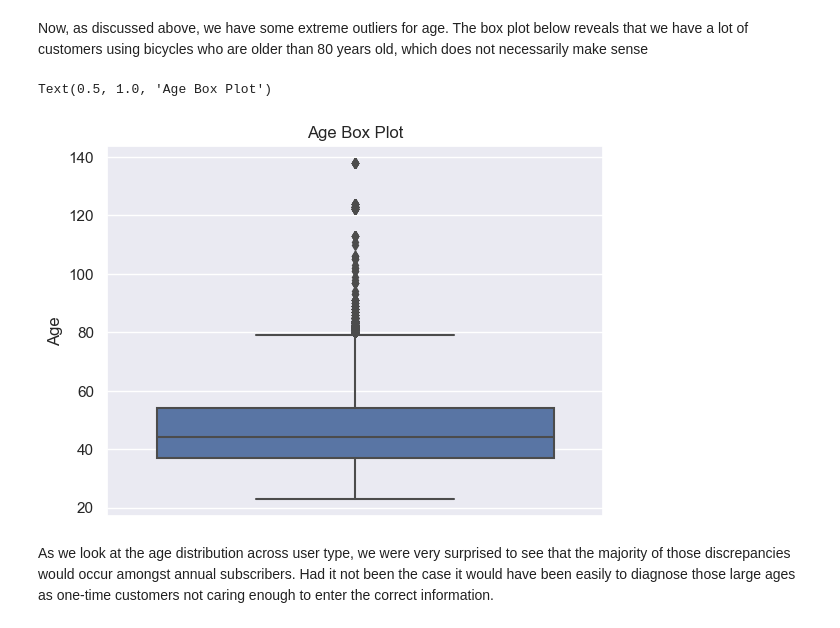
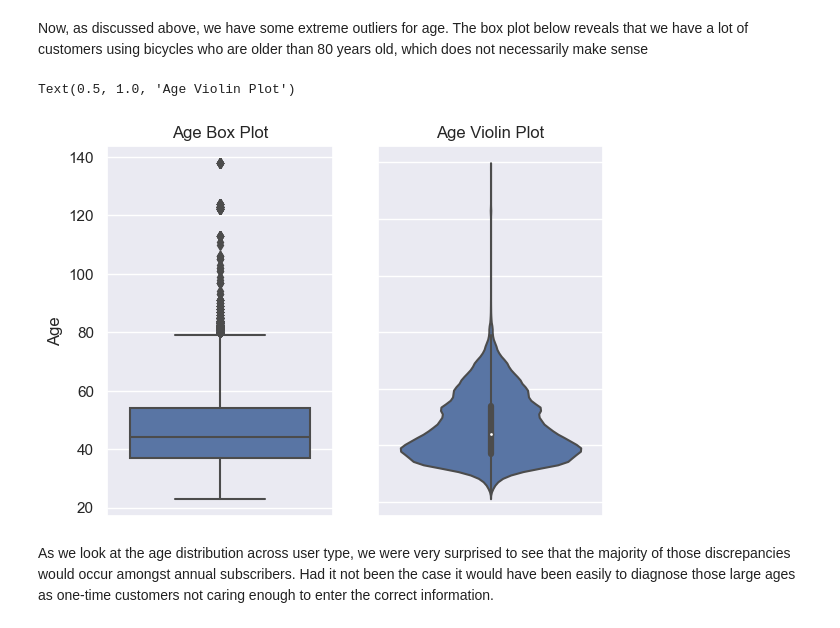
Before and after one commit to scunden/citi-bike, a Jupyter notebook: 1. Detection of potential outliers and anomalies for Citibike usage.ipynb, the cells around one changed output. Drawn from its saved outputs; the diff is of its cells as text; code cells hidden in the pictures.

```diff
--- a/1. Detection of potential outliers and anomalies for Citibike usage.ipynb
+++ b/1. Detection of potential outliers and anomalies for Citibike usage.ipynb
@@ -103,13 +103,21 @@ fig.tight_layout()
 ## Age Exploration
 # %% [markdown]
 Now, as discussed above, we have some extreme outliers for age. The box plot below reveals that we have a lot of customers using bicycles who are older than 80 years old, which does not necessarily make sense
-# %%
-sns.boxplot(data=trips, y="age",)
-plt.ylabel("Age")
-plt.title("Age Box Plot")
-# %% [output]
-Text(0.5, 1.0, 'Age Box Plot')
-[figure, removed]
+# %%
+fig, ax = plt.subplots(1,2)
+
+sns.boxplot(data=trips, y="age",ax=ax[0])
+ax[0].set_ylabel("Age")
+ax[0].set_title("Age Box Plot")
+
+sns.violinplot(data=trips, y="age",ax=ax[1])
+ax[1].set_yticklabels([])
+ax[1].set_ylabel("")
+
+ax[1].set_title("Age Violin Plot")
+# %% [output]
+Text(0.5, 1.0, 'Age Violin Plot')
+[figure, added]
 # %% [markdown]
 As we look at the age distribution across user type, we were very surprised to see that the majority of those discrepancies would occur amongst annual subscribers. Had it not been the case it would have been easily to diagnose those large ages as one-time customers not caring enough to enter the correct information.
 # %%
```
Also changed, not shown: parts of 1 cell of this notebook, 3 other files.
